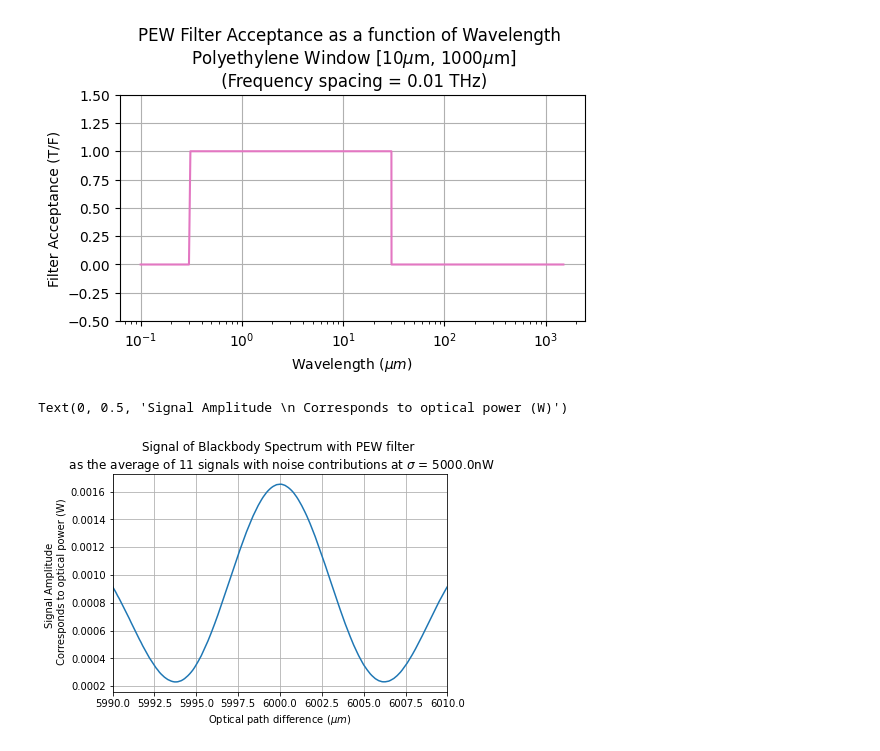
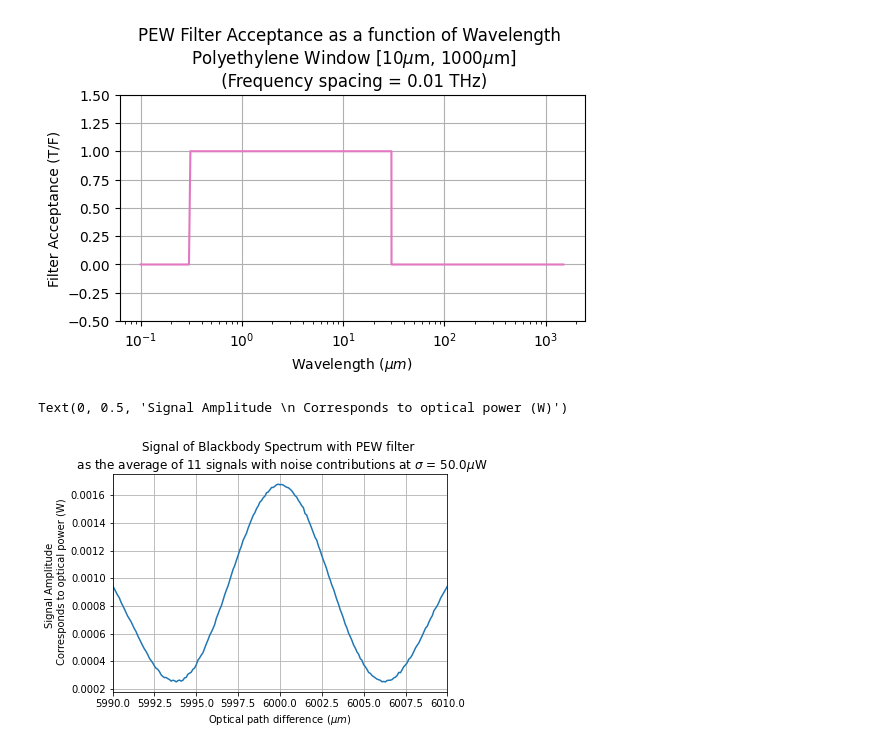
Before and after one commit to nkurinsky/THz-FTS, a Jupyter notebook: python/Notebooks/NoisyBBSpectrum.ipynb, the cells around one changed output. Saved outputs shown, nothing was run; the diff lists cells and outputs as text; code cells hidden in the pictures.

```diff
--- a/python/Notebooks/NoisyBBSpectrum.ipynb
+++ b/python/Notebooks/NoisyBBSpectrum.ipynb
@@ -34,9 +30,9 @@ Hz_to_THz = 1e-12
 lambda_or_nu = False
 
 N = 11
-sigma = 5e-6 #watts
+sigma = 5e-5 #watts
 
-fig = plt.figure(figsize=(23, 6), dpi=150)
+fig = plt.figure(figsize=(23, 7), dpi=150)
 #for blackbody spectrum, decide frequeny range and number of frequency slices
 min_frequency = 0.1 #THz
 max_frequency = 1500 #THz
@@ -345,10 +346,10 @@ plt.show()
 # %%
 plt.plot(x,y_filter, color = "C0")
 plt.grid(True)
 plt.xlim(5990,6010)
-plt.title("Signal of Blackbody Spectrum with PEW filter \n as the average of " + str(N)  + " signals with noise contributions at $\sigma$ = "+ str(round(sigma/1e-9,2)) + "nW")
+plt.title("Signal of Blackbody Spectrum with PEW filter \n as the average of " + str(N)  + " signals with noise contributions at $\sigma$ = "+ str(round(sigma/1e-6,2)) + "$\mu$W")
 plt.xlabel("Optical path difference ($\mu m$)")
 plt.ylabel("Signal Amplitude \n Corresponds to optical power (W)")
 # %% [output]
 Text(0, 0.5, 'Signal Amplitude \n Corresponds to optical power (W)')
-[figure, old version]
+[figure, new version]
```
Also changed, not shown: parts of 8 cells of this notebook.
